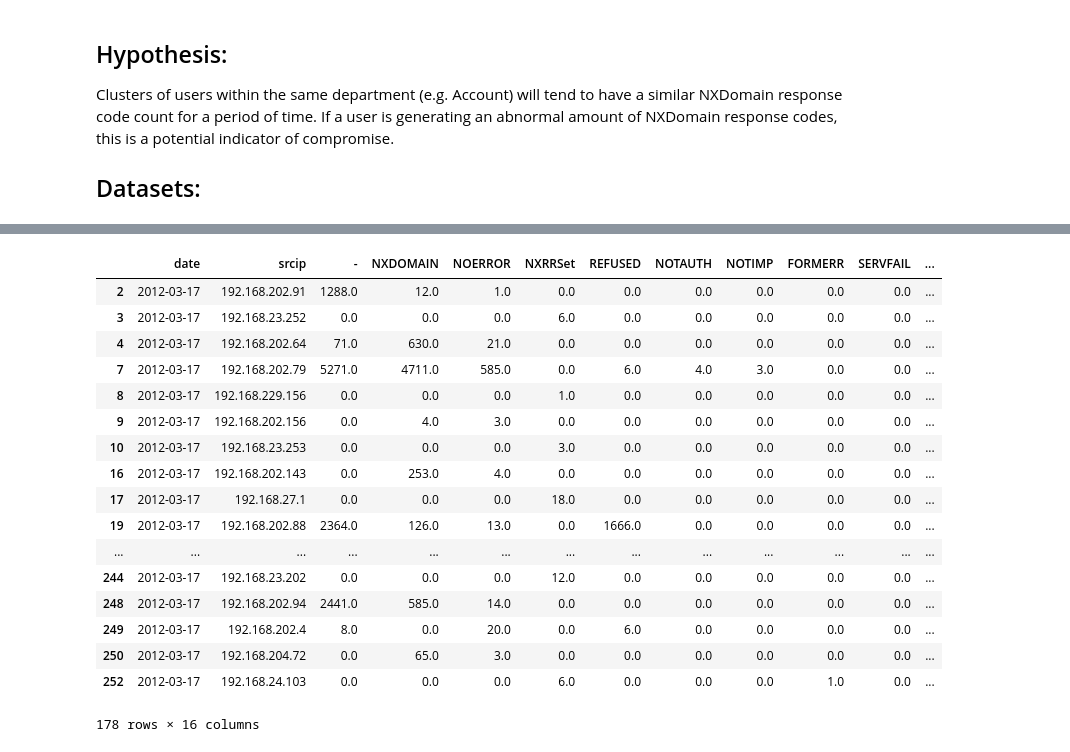
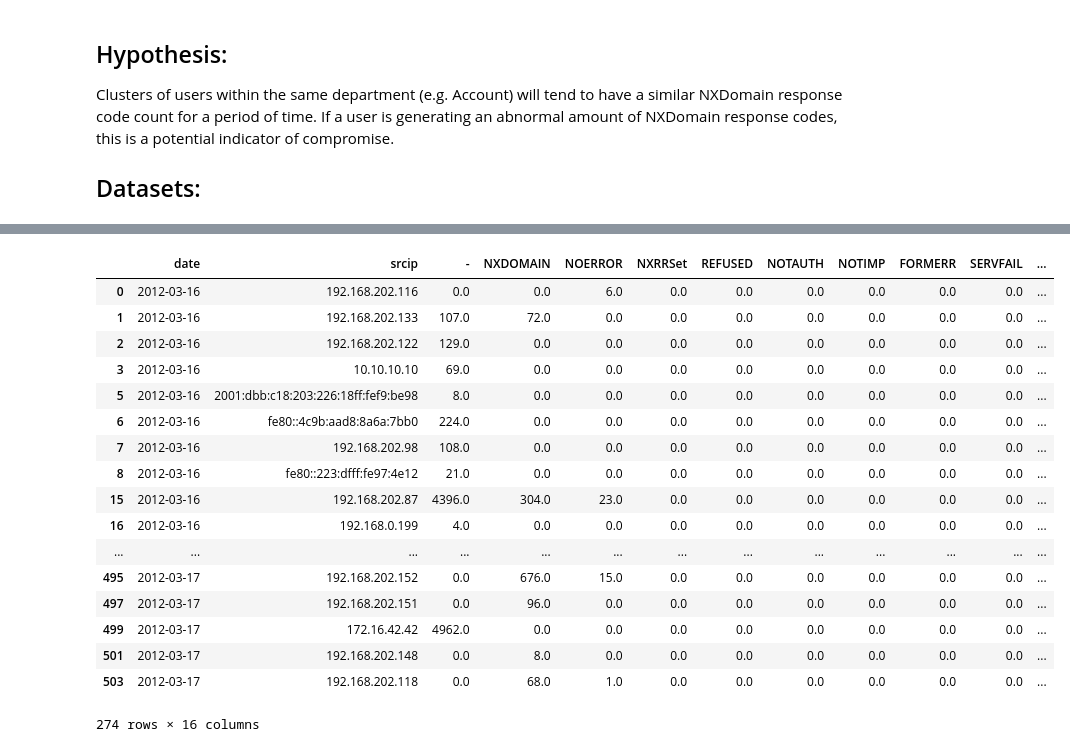
Before and after one commit to pjabes/detection-notebooks, a Jupyter notebook: DNS/dga-NXDomains.ipynb, the cells around one changed output, grey strips where cells are left out. Drawn from its saved outputs; the diff is of its cells as text; code cells hidden in the pictures.

Commit message:
Finished code prototypes for NXDomains

```diff
--- a/DNS/dga-NXDomains.ipynb
+++ b/DNS/dga-NXDomains.ipynb
@@ -14,3 +15,5 @@ import numpy as np
+# %%
+pd.options.display.max_columns = None
 # %%
 dns_df = pd.read_csv('./dataset/dns.log', delimiter='\t', skiprows=[0,1,2,3,4,6,7], skipfooter=1, engine='python')
 dns_df.columns = ['ts', 'uid', 'id.orig_h', 'id.resp_h', 'id.resp_p', 'proto', 'trans_id', 'query', 'qclass', 'qclass_name', 'qtype', 'qtype_name', 'rcode', 'rcode_name', 'AA', 'TC', 'RD', 'RA', 'Z', 'answersTTLS', 'rejected', 'not_req', 'not_req2']
@@ -23,17 +45,21 @@ dns_df.columns = ['date', 'srcip', 'response']
 # %%
 # Create Response Summary
 uniqueHosts = set(dns_df['srcip'].values.tolist())
+uniqueDates = set(dns_df['date'].values.tolist())
 
 summary_df = pd.DataFrame()
 temp_df = pd.DataFrame()
 
-for ip in uniqueHosts:
-    temp_df = dns_df[dns_df['srcip'] == ip]
-    temp_df = temp_df['response'].value_counts().to_frame().transpose()
-    temp_df['date'] = date
-    temp_df['srcip'] = ip
+for date in uniqueDates:
+    filtered_df = dns_df[dns_df['date'] == date]
 
-    summary_df = pd.concat([temp_df, summary_df], sort=False)
+    for ip in uniqueHosts:
+        temp_df = filtered_df[filtered_df['srcip'] == ip]
+        temp_df = temp_df['response'].value_counts().to_frame().transpose()
+        temp_df['date'] = date
+        temp_df['srcip'] = ip
+
+        summary_df = pd.concat([temp_df, summary_df], sort=False)
 
 # Standardise dataframe
 summary_df = summary_df.fillna(0)
@@ -61,27 +68,27 @@ summary_df = summary_df[['date', 'srcip', '-', 'NXDOMAIN', 'NOERROR', 'NXRRSet',
 # %%
 # Calculate proportion of NXDomain lookups
-summary_df['total'] = summary_df['-'] + summary_df['NXDOMAIN'] + summary_df['NOERROR'] + summary_df['NXRRSet'] + summary_df['REFUSED'] + summary_df['NOTAUTH'] + summary_df['NOTIMP'] + summary_df['FORMERR'] + summary_df['SERVFAIL'] + summary_df['YXRRSET'] + summary_df['YXDOMAIN'] + summary_df['NOTZONE']
+summary_df['total'] = summary_df['-'] + summary_df['NXDOMAIN'] + summary_df['NOERROR']
 
 summary_df = summary_df[summary_df['total'] > 0]
 summary_df['NXDomain Percentage'] = (summary_df['NXDOMAIN'] / summary_df['total']) * 100
 
-summary_df
+display(summary_df)
 # %% [output]
 |  | date | srcip | - | NXDOMAIN | NOERROR | NXRRSet | REFUSED | NOTAUTH | NOTIMP | FORMERR | SERVFAIL | ... |
-| 2 | 2012-03-17 | 192.168.202.91 | 1288.0 | 12.0 | 1.0 | 0.0 | 0.0 | 0.0 | 0.0 | 0.0 | 0.0 | ... |
-| 3 | 2012-03-17 | 192.168.23.252 | 0.0 | 0.0 | 0.0 | 6.0 | 0.0 | 0.0 | 0.0 | 0.0 | 0.0 | ... |
-| 4 | 2012-03-17 | 192.168.202.64 | 71.0 | 630.0 | 21.0 | 0.0 | 0.0 | 0.0 | 0.0 | 0.0 | 0.0 | ... |
-| 7 | 2012-03-17 | 192.168.202.79 | 5271.0 | 4711.0 | 585.0 | 0.0 | 6.0 | 4.0 | 3.0 | 0.0 | 0.0 | ... |
-| 8 | 2012-03-17 | 192.168.229.156 | 0.0 | 0.0 | 0.0 | 1.0 | 0.0 | 0.0 | 0.0 | 0.0 | 0.0 | ... |
-| 9 | 2012-03-17 | 192.168.202.156 | 0.0 | 4.0 | 3.0 | 0.0 | 0.0 | 0.0 | 0.0 | 0.0 | 0.0 | ... |
-| 10 | 2012-03-17 | 192.168.23.253 | 0.0 | 0.0 | 0.0 | 3.0 | 0.0 | 0.0 | 0.0 | 0.0 | 0.0 | ... |
-| 16 | 2012-03-17 | 192.168.202.143 | 0.0 | 253.0 | 4.0 | 0.0 | 0.0 | 0.0 | 0.0 | 0.0 | 0.0 | ... |
-| 17 | 2012-03-17 | 192.168.27.1 | 0.0 | 0.0 | 0.0 | 18.0 | 0.0 | 0.0 | 0.0 | 0.0 | 0.0 | ... |
-| 19 | 2012-03-17 | 192.168.202.88 | 2364.0 | 126.0 | 13.0 | 0.0 | 1666.0 | 0.0 | 0.0 | 0.0 | 0.0 | ... |
+| 0 | 2012-03-16 | 192.168.202.116 | 0.0 | 0.0 | 6.0 | 0.0 | 0.0 | 0.0 | 0.0 | 0.0 | 0.0 | ... |
+| 1 | 2012-03-16 | 192.168.202.133 | 107.0 | 72.0 | 0.0 | 0.0 | 0.0 | 0.0 | 0.0 | 0.0 | 0.0 | ... |
+| 2 | 2012-03-16 | 192.168.202.122 | 129.0 | 0.0 | 0.0 | 0.0 | 0.0 | 0.0 | 0.0 | 0.0 | 0.0 | ... |
+| 3 | 2012-03-16 | 10.10.10.10 | 69.0 | 0.0 | 0.0 | 0.0 | 0.0 | 0.0 | 0.0 | 0.0 | 0.0 | ... |
+| 5 | 2012-03-16 | 2001:dbb:c18:203:226:18ff:fef9:be98 | 8.0 | 0.0 | 0.0 | 0.0 | 0.0 | 0.0 | 0.0 | 0.0 | 0.0 | ... |
+| 6 | 2012-03-16 | fe80::4c9b:aad8:8a6a:7bb0 | 224.0 | 0.0 | 0.0 | 0.0 | 0.0 | 0.0 | 0.0 | 0.0 | 0.0 | ... |
+| 7 | 2012-03-16 | 192.168.202.98 | 108.0 | 0.0 | 0.0 | 0.0 | 0.0 | 0.0 | 0.0 | 0.0 | 0.0 | ... |
+| 8 | 2012-03-16 | fe80::223:dfff:fe97:4e12 | 21.0 | 0.0 | 0.0 | 0.0 | 0.0 | 0.0 | 0.0 | 0.0 | 0.0 | ... |
+| 15 | 2012-03-16 | 192.168.202.87 | 4396.0 | 304.0 | 23.0 | 0.0 | 0.0 | 0.0 | 0.0 | 0.0 | 0.0 | ... |
+| 16 | 2012-03-16 | 192.168.0.199 | 4.0 | 0.0 | 0.0 | 0.0 | 0.0 | 0.0 | 0.0 | 0.0 | 0.0 | ... |
 | ... | ... | ... | ... | ... | ... | ... | ... | ... | ... | ... | ... | ... |
-| 244 | 2012-03-17 | 192.168.23.202 | 0.0 | 0.0 | 0.0 | 12.0 | 0.0 | 0.0 | 0.0 | 0.0 | 0.0 | ... |
-| 248 | 2012-03-17 | 192.168.202.94 | 2441.0 | 585.0 | 14.0 | 0.0 | 0.0 | 0.0 | 0.0 | 0.0 | 0.0 | ... |
-| 249 | 2012-03-17 | 192.168.202.4 | 8.0 | 0.0 | 20.0 | 0.0 | 6.0 | 0.0 | 0.0 | 0.0 | 0.0 | ... |
-| 250 | 2012-03-17 | 192.168.204.72 | 0.0 | 65.0 | 3.0 | 0.0 | 0.0 | 0.0 | 0.0 | 0.0 | 0.0 | ... |
-| 252 | 2012-03-17 | 192.168.24.103 | 0.0 | 0.0 | 0.0 | 6.0 | 0.0 | 0.0 | 0.0 | 1.0 | 0.0 | ... |
+| 495 | 2012-03-17 | 192.168.202.152 | 0.0 | 676.0 | 15.0 | 0.0 | 0.0 | 0.0 | 0.0 | 0.0 | 0.0 | ... |
+| 497 | 2012-03-17 | 192.168.202.151 | 0.0 | 96.0 | 0.0 | 0.0 | 0.0 | 0.0 | 0.0 | 0.0 | 0.0 | ... |
+| 499 | 2012-03-17 | 172.16.42.42 | 4962.0 | 0.0 | 0.0 | 0.0 | 0.0 | 0.0 | 0.0 | 0.0 | 0.0 | ... |
+| 501 | 2012-03-17 | 192.168.202.148 | 0.0 | 8.0 | 0.0 | 0.0 | 0.0 | 0.0 | 0.0 | 0.0 | 0.0 | ... |
+| 503 | 2012-03-17 | 192.168.202.118 | 0.0 | 68.0 | 1.0 | 0.0 | 0.0 | 0.0 | 0.0 | 0.0 | 0.0 | ... |
-178 rows × 16 columns
+274 rows × 16 columns
```
Also changed, not shown: parts of 7 cells of this notebook.
